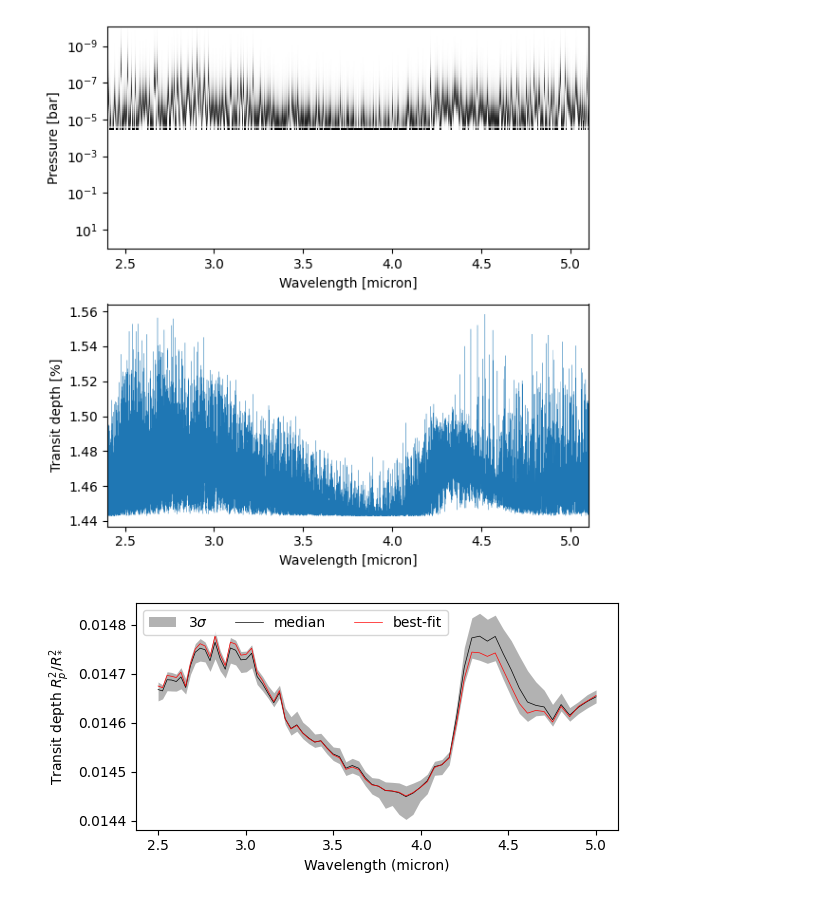
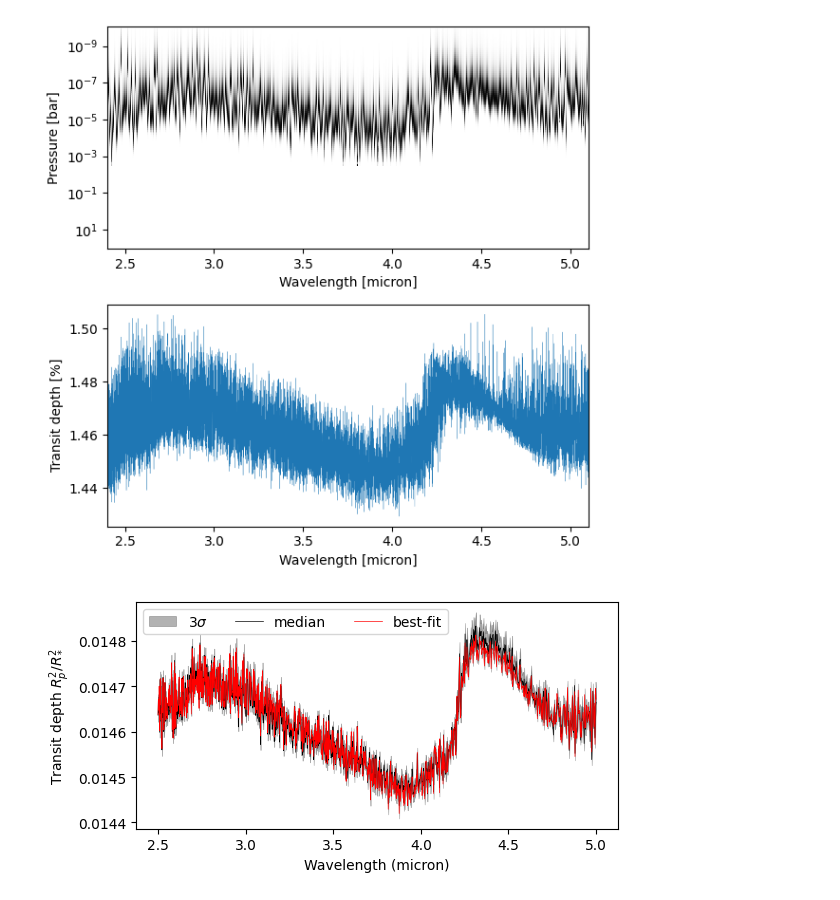
Before and after one commit to cjiang-exo/ReLiC, a Jupyter notebook: plot_ts.ipynb, the cells around one changed output. Saved outputs shown, nothing was run; the diff lists cells and outputs as text; code cells hidden in the pictures.

```diff
--- a/plot_ts.ipynb
+++ b/plot_ts.ipynb
@@ -95,20 +95,20 @@ atm_params = np.array([
 ])
 atm_params = atm_params.T
 # %%
-planet_mass = 0.815957 * nc.m_jup # g
-ref_pres_bar = 10**-1.8655
-cloud_pres_bar = 10**-4.55874
-metals = np.full_like(pres_bar, 0.992908)
-c2o_ratios = np.full_like(pres_bar, 0.116597)
+planet_mass = 0.831307 * nc.m_jup # g
+ref_pres_bar = 10**1.23816
+cloud_pres_bar = 10**-2.57724
+metals = np.full_like(pres_bar, 1.71806)
+c2o_ratios = np.full_like(pres_bar, 0.105083)
 ref_gravity = nc.G * planet_mass / (planet_radius * nc.r_jup_mean)**2
 
 # temperatures = np.full_like(pres_bar, 1488.0) # K
 temperatures = get_tprofile(
     pressures=pres_bar,
-    infrared_mean_opacity=10**-0.306462,
-    gamma=10**0.173606,
+    infrared_mean_opacity=10**0.169248,
+    gamma=10**0.150289,
     gravities=ref_gravity,
-    intrinsic_temperature=423.486,
+    intrinsic_temperature=252.204,
     equilibrium_temperature=1459,
 )
 
@@ -195,8 +196,9 @@ ax[1].set_xlabel('Wavelength [micron]')
 ax[1].set_ylabel('Transit depth [%]')
 
 fig.tight_layout()
+fig.savefig('contribution_function.png', dpi=100)
 # %% [output]
-[figure, old version]
+[figure, new version]
 # %%
 ts_samples = []
 np.random.seed(42)
@@ -228,7 +230,7 @@ for i, s in enumerate(sub_samples):
 
     ts_samples.append(_ts)
 # %%
-wl_start, wl_end, resolution = 2.5, 5.0, 100
+wl_start, wl_end, resolution = 2.5, 5.0, 1600
 len_wl = np.log(wl_end / wl_start) * resolution
 len_wl = int(np.round(len_wl))
 wl_rebinned = np.logspace(np.log10(wl_start), np.log10(wl_end), len_wl)
@@ -242,15 +244,14 @@ ts_lo = np.percentile(ts_rebinned, 0.135, axis=0)
 ts_bestfit_rebinned = rebin_spectrum(wavelengths, ts_bestfit, wl_rebinned)
 # %%
 fig, ax = pl.subplots(1,1, figsize=(6, 3))
-# ax.errorbar(wl_rebinned, ts_median, yerr=ts_error, fmt='.', c='k', mfc='w', lw=0.2, label='JWST NIRCam', zorder=9)
 ax.fill_between(wl_rebinned, ts_lo, ts_up,
-    color='k', alpha=0.3, lw=0,zorder=1, label=r'3$\sigma$')
+    color='k', alpha=0.3, lw=0.5, zorder=1, label=r'3$\sigma$')
 ax.plot(wl_rebinned, ts_median, lw=0.5, label='median', color='k', zorder=3)
 ax.plot(wl_rebinned, ts_bestfit_rebinned, lw=0.5, label='best-fit', color='r', zorder=4)
 ax.set_xlabel('Wavelength (micron)')
 ax.set_ylabel('Transit depth $R_p^2/R_*^2$')
 ax.legend(ncol=3, loc='upper left')
 fig.tight_layout()
 fig.savefig('post_spectrum.png', dpi=100)
 # %% [output]
-[figure, old version]
+[figure, new version]
```
Also changed, not shown: parts of 1 cell of this notebook, 9 other files.
